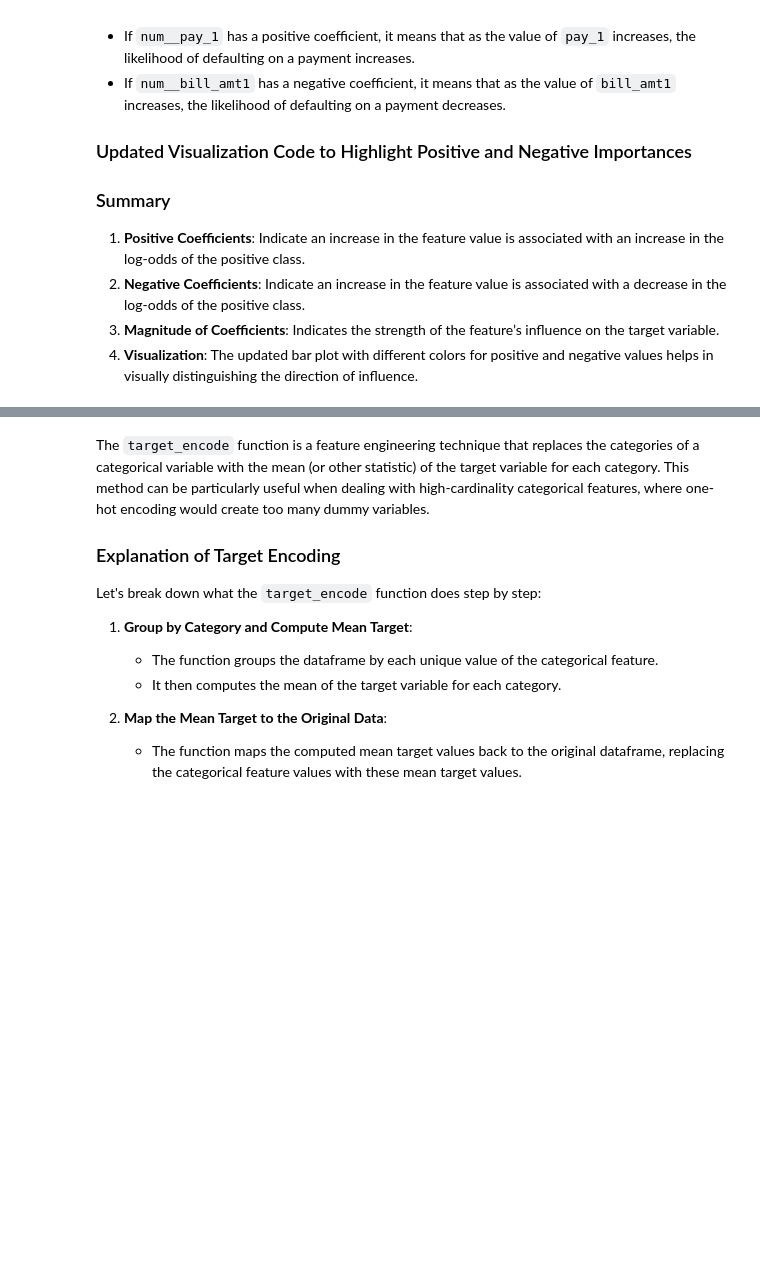
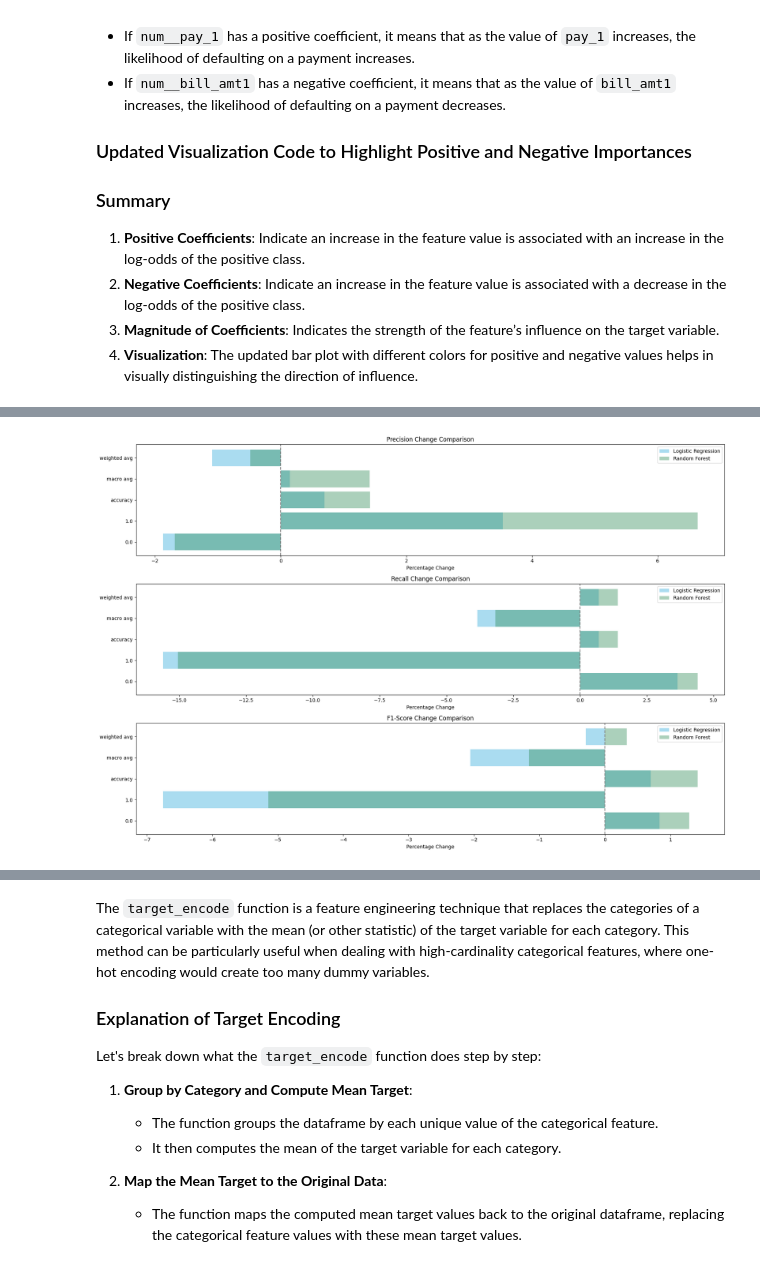
Before and after one commit to micah-shull/Machine_Learning_Pipelines, a Jupyter notebook: pipelines_07_pytorch_pipeline_05_feature_engineering.ipynb, the cells around one changed output, grey strips where cells are left out. Drawn from its saved outputs; the diff is of its cells as text; code cells hidden in the pictures; blank space fills up the shorter version.

```diff
--- a/pipelines_07_pytorch_pipeline_05_feature_engineering.ipynb
+++ b/pipelines_07_pytorch_pipeline_05_feature_engineering.ipynb
@@ -626,0 +956,24 @@ memory usage: 5.1 MB
+# %%
+# Create a combined comparison table
+combined_comparison = pd.DataFrame({
+    'Metric': comparison_lr.index,
+    'Precision_Baseline': comparison_lr['precision_baseline'],
+    'Recall_Baseline': comparison_lr['recall_baseline'],
+    'F1-Score_Baseline': comparison_lr['f1-score_baseline'],
+    'Precision_LR': comparison_lr['precision_lr'],
+    'Recall_LR': comparison_lr['recall_lr'],
+    'F1-Score_LR': comparison_lr['f1-score_lr'],
+    'Precision_RF': comparison_rf['precision_rf'],
+    'Recall_RF': comparison_rf['recall_rf'],
+    'F1-Score_RF': comparison_rf['f1-score_rf'],
+    'Precision_Change_LR': comparison_lr['precision_change'],
+    'Recall_Change_LR': comparison_lr['recall_change'],
+    'F1-Score_Change_LR': comparison_lr['f1-score_change'],
+    'Precision_Change_RF': comparison_rf['precision_change'],
+    'Recall_Change_RF': comparison_rf['recall_change'],
+    'F1-Score_Change_RF': comparison_rf['f1-score_change']
+})
+
+# Display the combined comparison table
+pd.set_option('display.max_columns', None)
+print(combined_comparison)
@@ -626,0 +998,19 @@ memory usage: 5.1 MB
+# %%
+# Plot combined metric changes for Logistic Regression and Random Forest
+plt.figure(figsize=(18, 12))
+
+metrics = ['Precision', 'Recall', 'F1-Score']
+
+for i, metric in enumerate(metrics, 1):
+    plt.subplot(3, 1, i)
+    plt.barh(combined_comparison['Metric'], combined_comparison[f'{metric}_Change_LR'], color='skyblue', alpha=0.7, label='Logistic Regression')
+    plt.barh(combined_comparison['Metric'], combined_comparison[f'{metric}_Change_RF'], color='seagreen', alpha=0.4, label='Random Forest')
+    plt.xlabel('Percentage Change')
+    plt.title(f'{metric} Change Comparison')
+    plt.axvline(x=0, color='gray', linestyle='--')
+    plt.legend()
+
+plt.tight_layout()
+plt.show()
+# %% [output]
+[figure, added]
```
Also changed, not shown: parts of 27 cells of this notebook.
